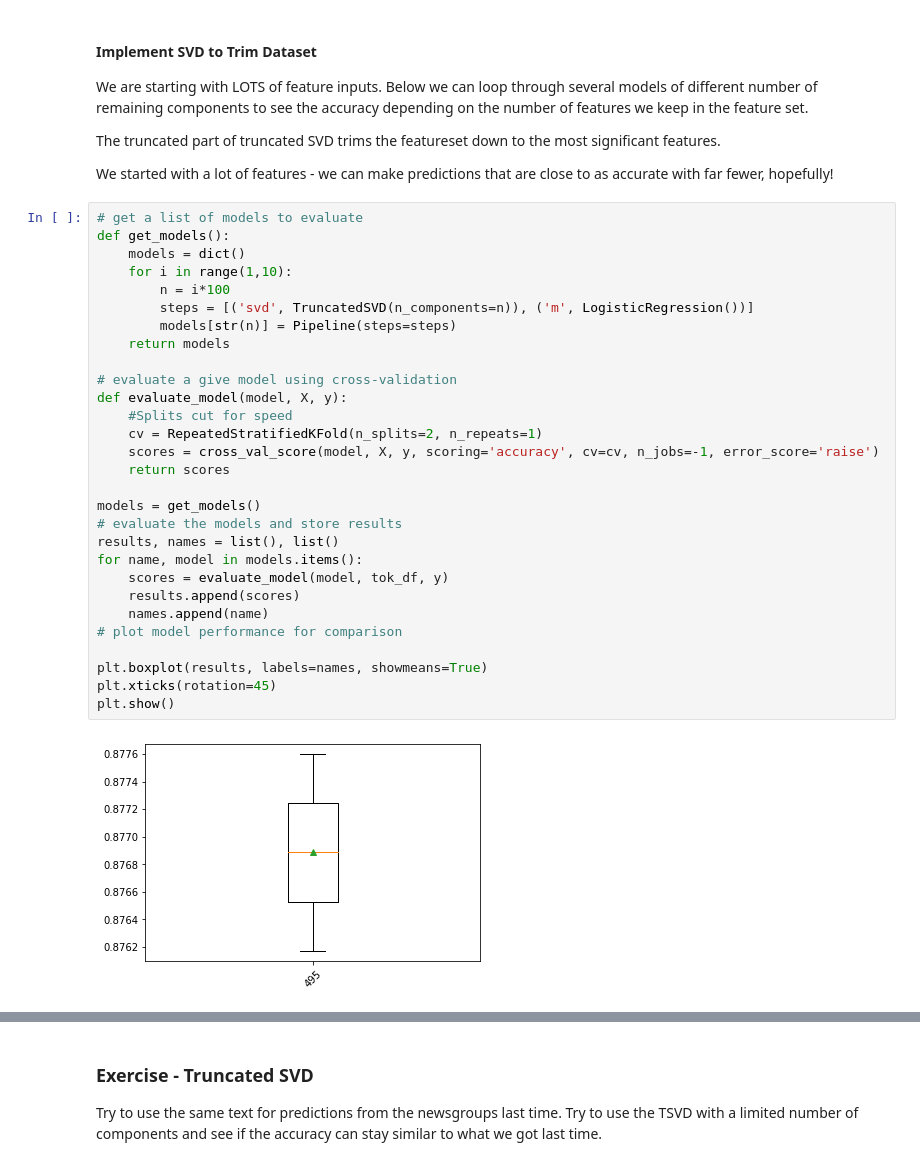
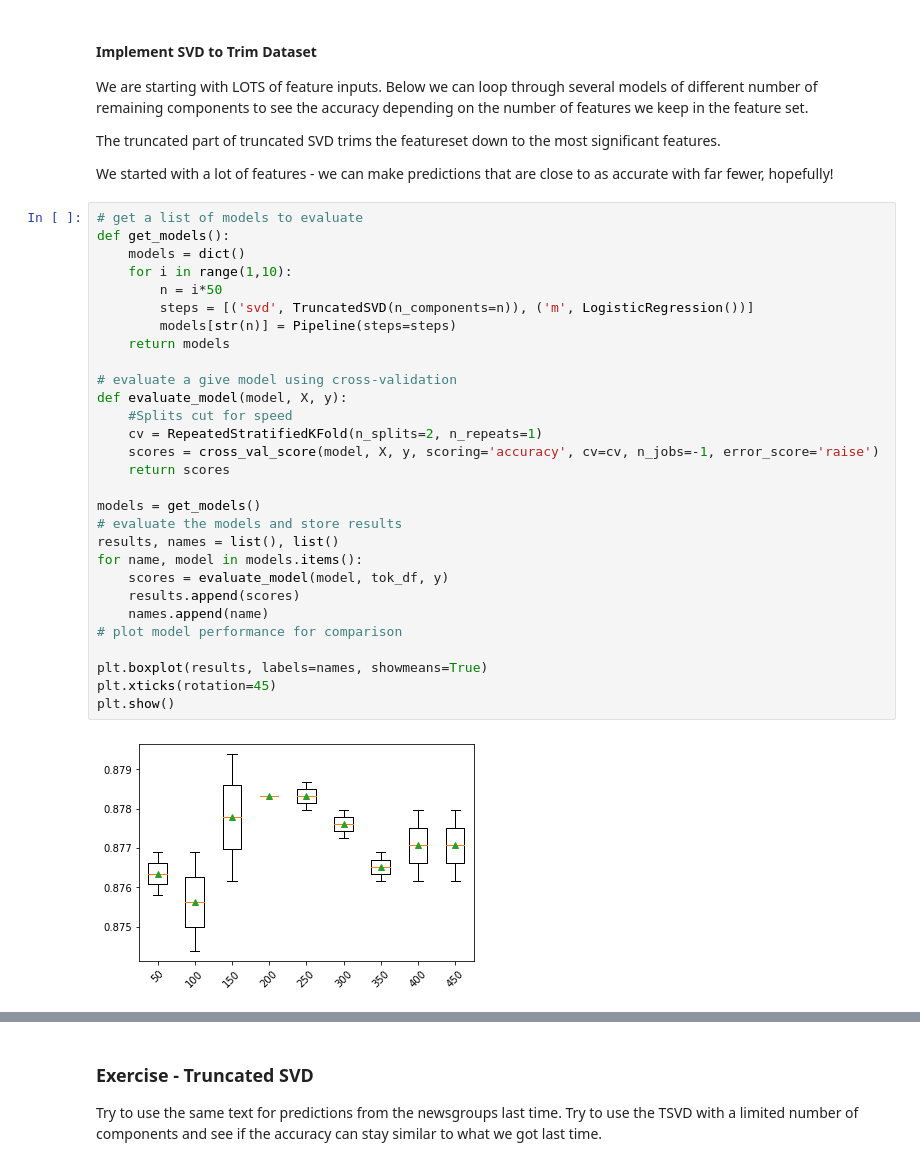
Before and after one commit to allyryry/3950_Workbooks, a Jupyter notebook: 014_nlp_part_2.ipynb, the cells around one changed output, grey strips where cells are left out. Drawn from its saved outputs; the diff is of its cells as text.

```diff
--- a/014_nlp_part_2.ipynb
+++ b/014_nlp_part_2.ipynb
@@ -78,31 +78,31 @@ We started with a lot of features - we can make predictions that are close to as
 # %%
 # get a list of models to evaluate
 def get_models():
 	models = dict()
 	for i in range(1,10):
-		n = i*100
+		n = i*50
 		steps = [('svd', TruncatedSVD(n_components=n)), ('m', LogisticRegression())]
 		models[str(n)] = Pipeline(steps=steps)
 	return models
 
 # evaluate a give model using cross-validation
 def evaluate_model(model, X, y):
 	#Splits cut for speed
 	cv = RepeatedStratifiedKFold(n_splits=2, n_repeats=1)
 	scores = cross_val_score(model, X, y, scoring='accuracy', cv=cv, n_jobs=-1, error_score='raise')
 	return scores
 
 models = get_models()
 # evaluate the models and store results
 results, names = list(), list()
 for name, model in models.items():
 	scores = evaluate_model(model, tok_df, y)
 	results.append(scores)
 	names.append(name)
 # plot model performance for comparison
 
 plt.boxplot(results, labels=names, showmeans=True)
 plt.xticks(rotation=45)
 plt.show()
 # %% [output]
-[figure, old version]
+[figure, new version]
```
Also changed, not shown: parts of 9 cells of this notebook, 1 other file.
